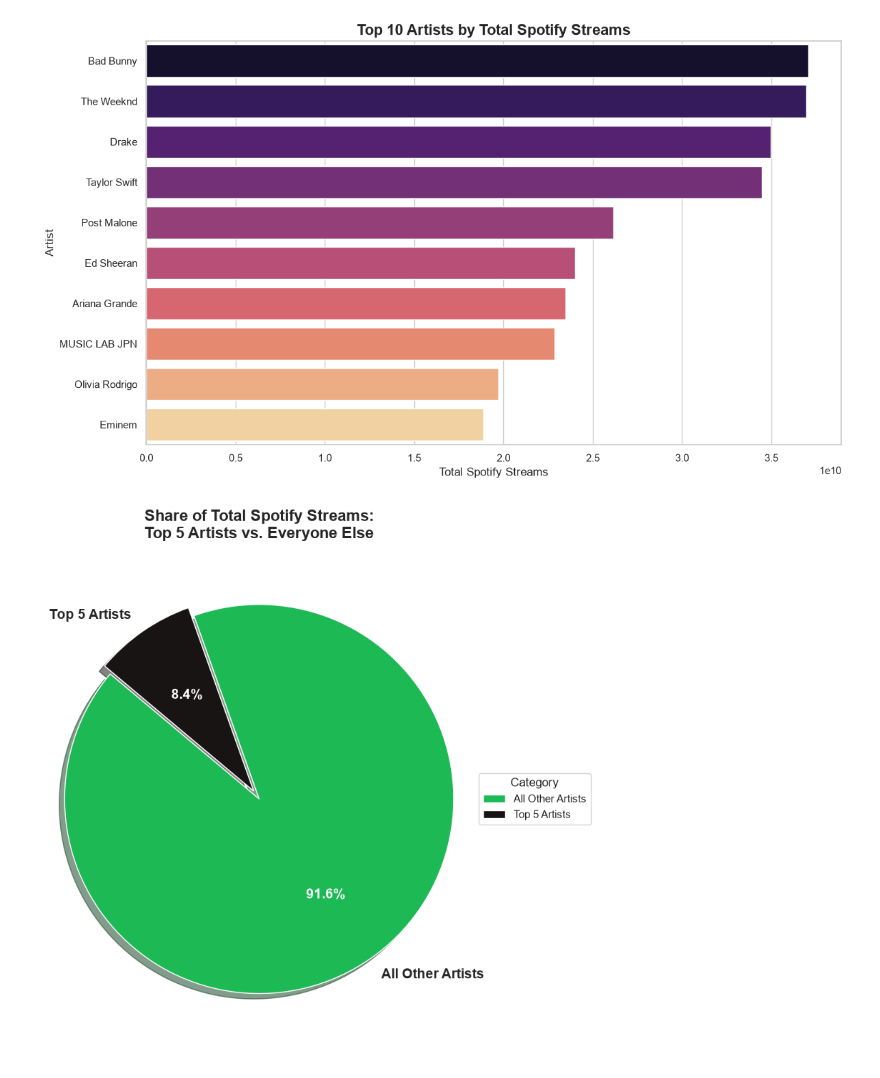
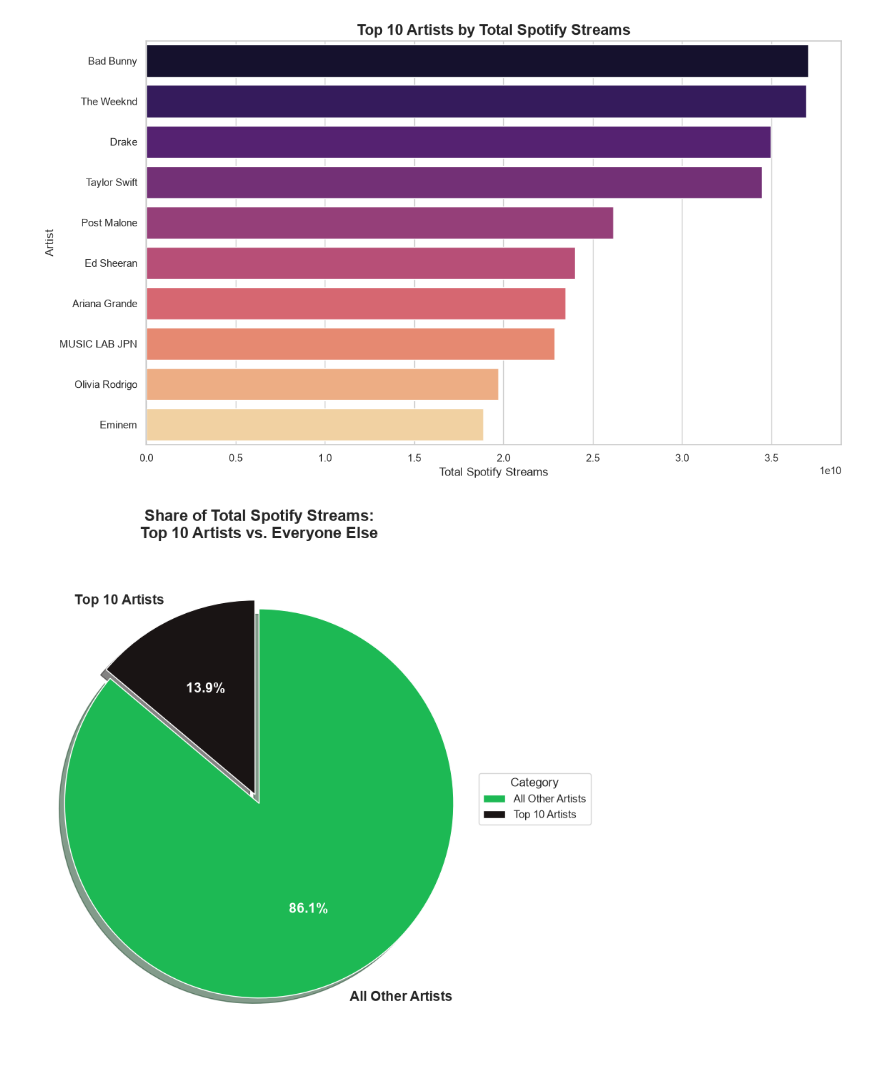
Before and after one commit to RTficial4life/Spotify-2023-data-visualization, a Jupyter notebook: python project.ipynb, the cells around one changed output. Cells and saved outputs as stored; diff of their text form; code cells hidden in the pictures.

```diff
--- a/python project.ipynb
+++ b/python project.ipynb
@@ -240,39 +240,39 @@ fig = px.scatter(
 # Show the interactive chart
 fig.show()
 # %%
-# 1. Get the top 5 artists by total streams
-top_5_artists = df.groupby('Artist')['Spotify Streams'].sum().nlargest(5).index
+# 1. Get the top 10 artists by total streams
+top_10_artists = df.groupby('Artist')['Spotify Streams'].sum().nlargest(10).index
 
-# 2. Create a new column marking whether the song is by a top 5 artist or not
-df['Top_5_Artist'] = df['Artist'].apply(lambda x: 'Top 5 Artists' if x in top_5_artists else 'All Other Artists')
+# 2. Create a new column marking whether the song is by a top 10 artist or not
+df['Top_10_Artist'] = df['Artist'].apply(lambda x: 'Top 10 Artists' if x in top_10_artists else 'All Other Artists')
 
 # 3. Group by this new column and SUM the Spotify Streams
-pie_data = df.groupby('Top_5_Artist')['Spotify Streams'].sum()
+pie_data = df.groupby('Top_10_Artist')['Spotify Streams'].sum()
 
 plt.figure(figsize=(8, 8))
 
 # Create the pie chart
 wedges, texts, autotexts = plt.pie(
     pie_data.values,
     labels=pie_data.index,
     autopct='%1.1f%%',
     startangle=140,
     colors=['#1DB954', '#191414'], # Spotify Green and Black
     explode=(0.05, 0),
     shadow=True,
-    textprops={'fontsize': 14, 'fontweight': 'bold'} # Removed white color
+    textprops={'fontsize': 14, 'fontweight': 'bold'}
 )
 
 # Change the percentage text color to white so it pops against the dark slices
 for autotext in autotexts:
     autotext.set_color('white')
 
 # Add a clear legend
 plt.legend(wedges, pie_data.index, title="Category", loc="center left", bbox_to_anchor=(1, 0, 0.5, 1))
 
-plt.title('Share of Total Spotify Streams:\nTop 5 Artists vs. Everyone Else', fontsize=16, fontweight='bold')
+plt.title('Share of Total Spotify Streams:\nTop 10 Artists vs. Everyone Else', fontsize=16, fontweight='bold')
 plt.axis('equal')
 plt.tight_layout()
 plt.show()
 # %% [output]
-[figure, old version]
+[figure, new version]
```
